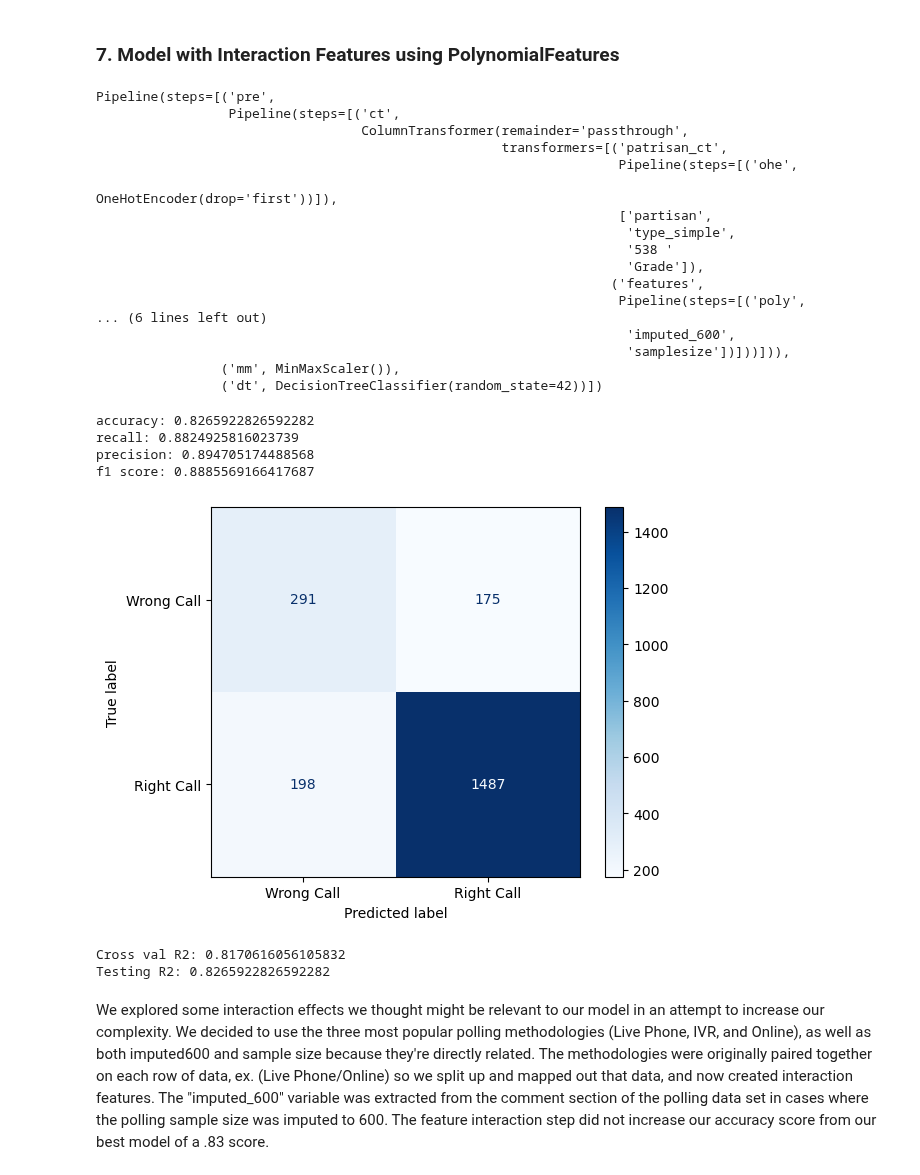
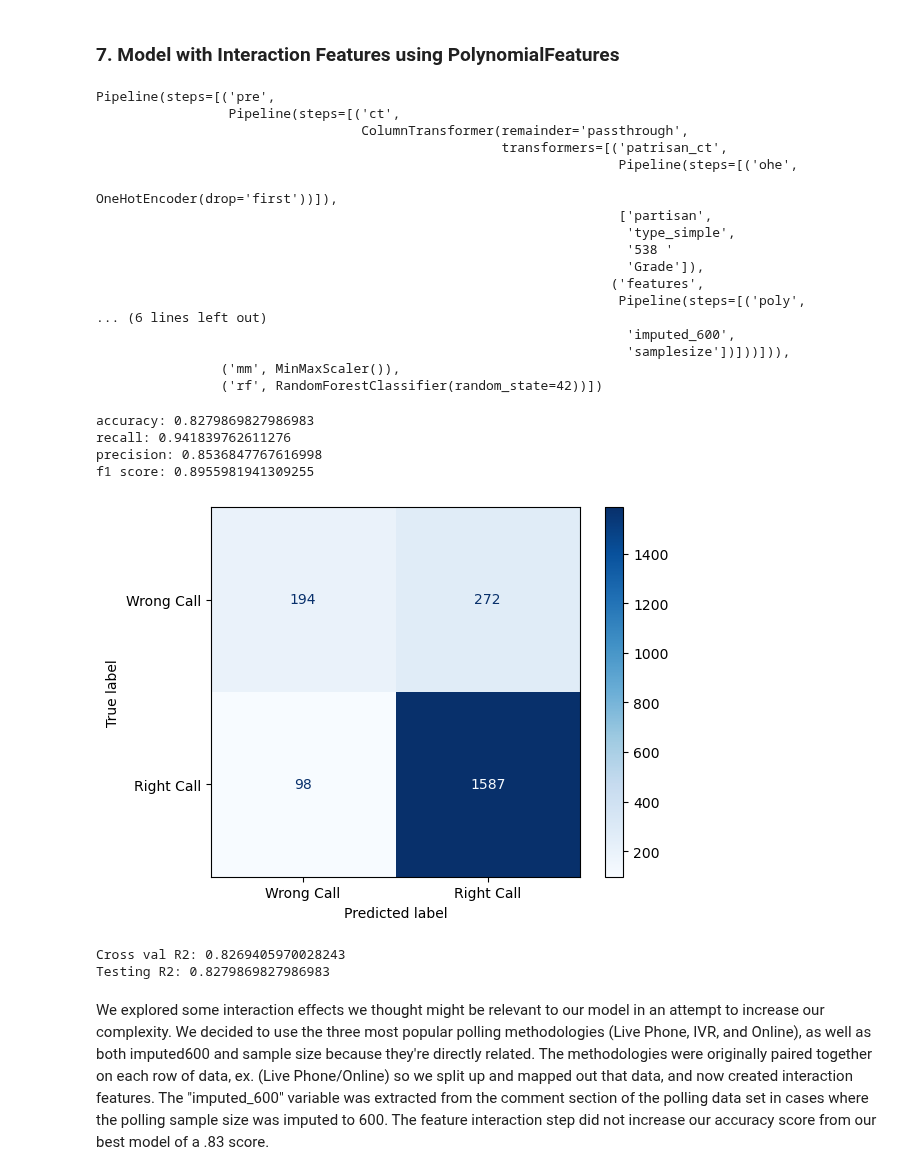
Before and after one commit to vijay-ravuri/poll-accuracy-modeling, a Jupyter notebook: code/03-Predictive_Modeling.ipynb, the cells around one changed output. Cells and saved outputs as stored; diff of their text form; code cells hidden in the pictures.

```diff
--- a/code/03-Predictive_Modeling.ipynb
+++ b/code/03-Predictive_Modeling.ipynb
@@ -518,15 +518,15 @@ preprocessing_pipe = Pipeline(
     ]
 )
 
-dt_polypipe = Pipeline(
+rf_polypipe = Pipeline(
     [
         ('pre', preprocessing_pipe),
         ('mm', MinMaxScaler()),
-        ('dt', DecisionTreeClassifier(random_state=42))
+        ('rf', RandomForestClassifier(random_state=42))
     ]
 )
 # %%
-dt_polypipe.fit(X_train,y_train)
+rf_polypipe.fit(X_train,y_train)
 # %% [output]
 Pipeline(steps=[('pre',
                  Pipeline(steps=[('ct',
@@ -544,22 +544,22 @@ Pipeline(steps=[('pre',
                                                                     'imputed_600',
                                                                     'samplesize'])]))])),
                 ('mm', MinMaxScaler()),
-                ('dt', DecisionTreeClassifier(random_state=42))])
+                ('rf', RandomForestClassifier(random_state=42))])
 # %%
 #making a confusion matrix
-dt_poly = evaluation(X_test, y_test, dt_polypipe);
+rf_poly = evaluation(X_test, y_test, rf_polypipe);
 # %% [output]
-accuracy: 0.8265922826592282
-recall: 0.8824925816023739
-precision: 0.894705174488568
-f1 score: 0.8885569166417687
+accuracy: 0.8279869827986983
+recall: 0.941839762611276
+precision: 0.8536847767616998
+f1 score: 0.8955981941309255
-[figure, old version]
+[figure, new version]
 # %%
-print(f"Cross val R2: {cross_val_score(dt_polypipe, X_train, y_train).mean()}")
-print(f"Testing R2: {dt_polypipe.score(X_test, y_test)}")
+print(f"Cross val R2: {cross_val_score(rf_polypipe, X_train, y_train).mean()}")
+print(f"Testing R2: {rf_polypipe.score(X_test, y_test)}")
 # %% [output]
-Cross val R2: 0.8170616056105832
-Testing R2: 0.8265922826592282
+Cross val R2: 0.8269405970028243
+Testing R2: 0.8279869827986983
 # %% [markdown]
 We explored some interaction effects we thought might be relevant to our model in an attempt to increase our complexity. We decided to use the three most popular polling methodologies (Live Phone, IVR, and Online), as well as both imputed600 and sample size because they're directly related. The methodologies were originally paired together on each row of data, ex. (Live Phone/Online) so we split up and mapped out that data, and now created interaction features. The "imputed_600" variable was extracted from the comment section of the polling data set in cases where the polling  sample size was imputed to 600. The feature interaction step did not increase our accuracy score from our best model of a .83 score.
 # %% [markdown]
```
Also changed, not shown: parts of 2 cells of this notebook.
